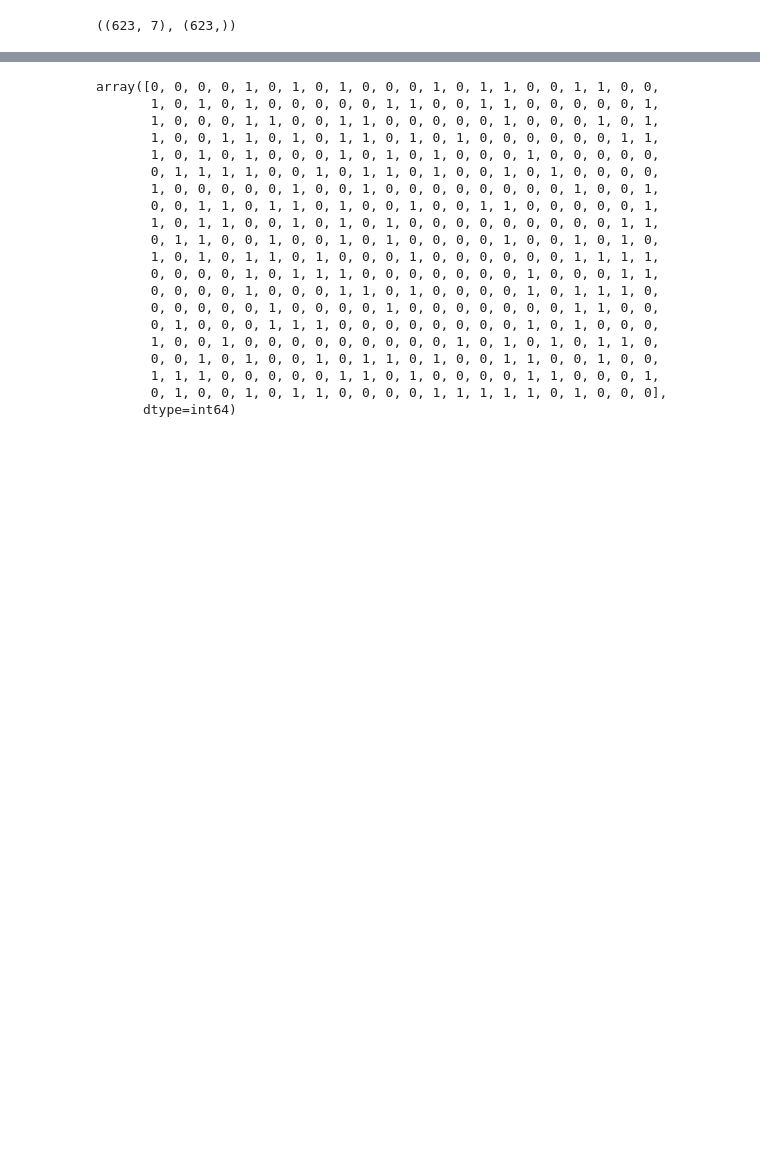
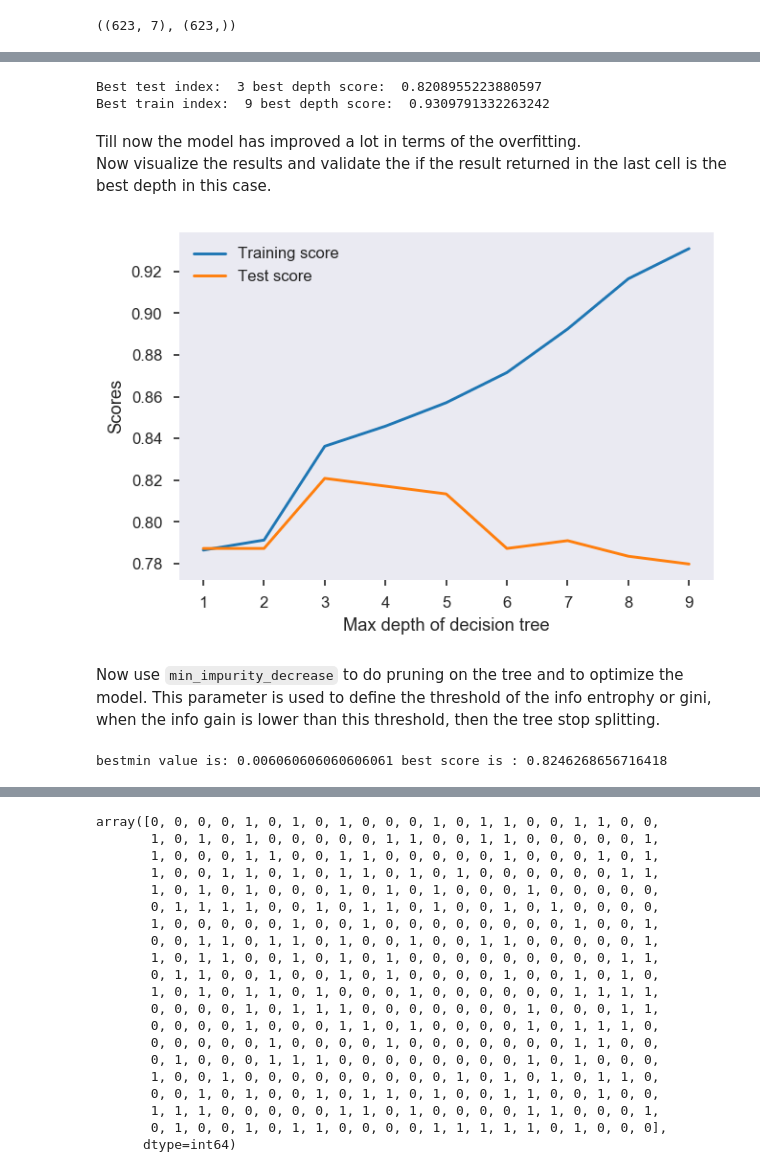
Before and after one commit to ffflora/kaggle-titanic, a Jupyter notebook: titanic-pipeline.ipynb, the cells around one changed output, grey strips where cells are left out. Drawn from its saved outputs; the diff is of its cells as text; code cells hidden in the pictures; blank space fills up the shorter version.

Commit message:
Tuning for decision tree

```diff
--- a/titanic-pipeline.ipynb
+++ b/titanic-pipeline.ipynb
@@ -103,0 +97,12 @@ y_pred = logr.predict(x_test)
+# %%
+logr = LogisticRegression()
+logr.fit(x_train,y_train)
+
+clf_tree = DecisionTreeClassifier()
+clf_tree.fit(x_train,y_train)
+
+print('logistic train score:',logr.score(x_train,y_train))
+print('logistic test score:',logr.score(x_test,y_test))
+
+print('desicion tree train score:',clf_tree.score(x_train,y_train))
+print('decision tree test score:',clf_tree.score(x_test,y_test))
@@ -103,0 +117,37 @@ y_pred = logr.predict(x_test)
+# %%
+def clf_tree(d=None):
+    clf_tree = DecisionTreeClassifier(max_depth=d)
+    clf_tree.fit(x_train,y_train)
+    return (clf_tree.score(x_train,y_train),clf_tree.score(x_test,y_test))
+# %%
+depths = np.arange(1,10)
+scores = [clf_tree(d) for d in  depths]
+test_score = [s[1] for s in scores]
+train_score = [s[0] for s in scores]
+
+# find out the index for the best scores for each part of the dataset
+train_best_in = np.argmax(train_score)
+test_best_in = np.argmax(test_score)
+
+print('Best test index: ', test_best_in+1, 'best depth score: ', test_score[test_best_in])
+print('Best train index: ', train_best_in+1, 'best depth score: ', train_score[train_best_in])
+# %% [output]
+Best test index:  3 best depth score:  0.8208955223880597
+Best train index:  9 best depth score:  0.9309791332263242
+# %% [markdown]
+Till now the model has improved a lot in terms of the overfitting.
+Now visualize the results and validate the if the result returned in the last cell is the best depth in this case.
+# %%
+%matplotlib inline
+from matplotlib import pyplot as plt
+plt.figure(figsize=(6,4),dpi=120) # dpi trannsparency
+plt.xlabel('Max depth of decision tree')
+plt.ylabel('Scores')
+plt.plot(depths,train_score,label = 'Training score')
+plt.plot(depths,test_score,label = 'Test score')
+plt.legend()
+plt.grid()
+# %% [output]
+[figure, added]
+# %% [markdown]
+Now use `min_impurity_decrease` to do pruning on the tree and to optimize the model.  This parameter is used to define the threshold of the info entrophy or gini, when the info gain is lower than this threshold, then the tree stop splitting.
@@ -103,0 +164,6 @@ y_pred = logr.predict(x_test)
+# %%
+best_min_in = np.argmax(test_score)
+bestscore = test_score[best_min_in]
+print('bestmin value is:',vals[best_min_in],'best score is :',bestscore)
+# %% [output]
+bestmin value is: 0.006060606060606061 best score is : 0.8246268656716418
```
Also changed, not shown: parts of 14 cells of this notebook.
